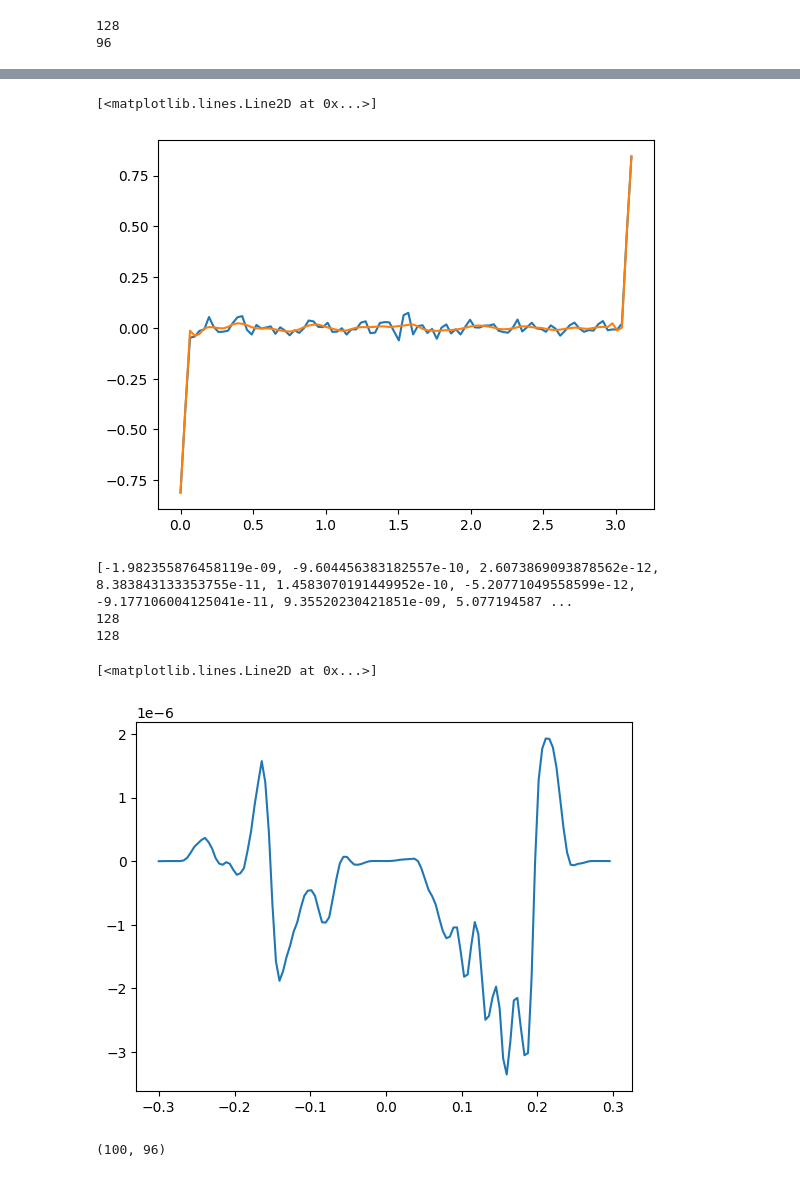
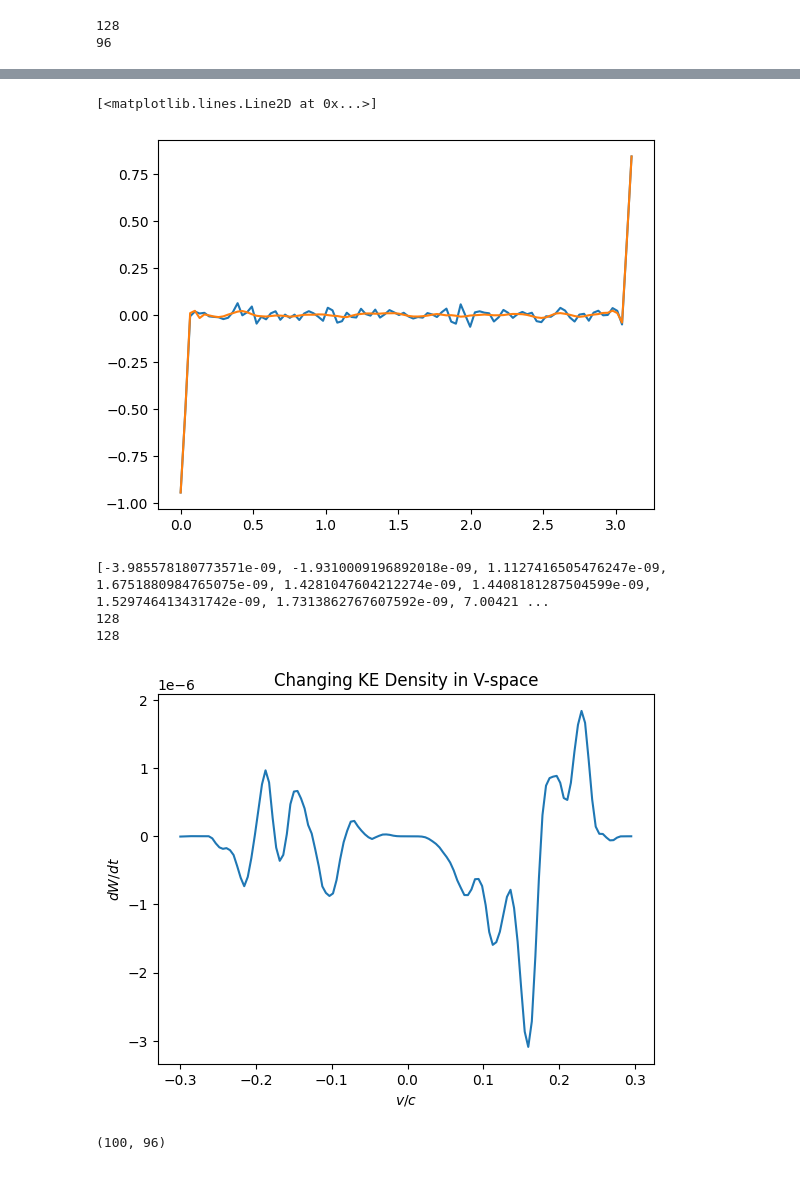
Before and after one commit to dschneidinger/222B_Landau_Damping_2024, a Jupyter notebook: 2-Landau_damping_in_PIC/EPW/klD-0.33_vth-0.055c/FPC_scratchbook.ipynb, the cells around one changed output, grey strips where cells are left out. Saved outputs shown, nothing was run; the diff lists cells and outputs as text; code cells hidden in the pictures.

```diff
--- a/2-Landau_damping_in_PIC/EPW/klD-0.33_vth-0.055c/FPC_scratchbook.ipynb
+++ b/2-Landau_damping_in_PIC/EPW/klD-0.33_vth-0.055c/FPC_scratchbook.ipynb
@@ -25,7 +25,7 @@ from vysxd_analysis import *
 
 e1_D_xt, dt, dx, t, x = get_osiris_quantity_1d('EPW-alves/MS/FLD/e1/')
 edens_D_xt, dt, dx, t, x = get_osiris_quantity_1d('EPW-alves/MS/DENSITY/electrons/charge/')
-p1x1 = vysxd_get_data('EPW-alves/MS/PHA/p1x1/electrons/p1x1-electrons-000040.h5')
+p1x1 = vysxd_get_data('EPW-alves/MS/PHA/p1x1/electrons/p1x1-electrons-000025.h5')
 # %%
 np.shape(p1x1.DATA)
 print(len(p1x1.Y))
@@ -100,7 +100,7 @@ def gradx(array):
         GXA[i,:] = gradx
     return GXA
 
-def dWdt(v_p,x_p,t_index,gv,gx,e1_D_xt,q_m=-1):
+def dWdt_ave(v_p,x_p,t_index,gv,gx,e1_D_xt,q_m=-1):
     n_v = np.linspace(0, len(v_p)-1,len(v_p))
     n_v = n_v.astype(int)
     n_v = n_v.tolist()
@@ -156,27 +156,53 @@ Mandy = gradx(Q)
 plt.plot(x_p,Mandy[64,:])
 # %% [output]
 [<matplotlib.lines.Line2D at 0x...>]
-[figure, old version]
+[figure, new version]
 # %%
 P = coarse_grained_in_v(phasearray)
 Q = coarse_grained_in_x(P)
 
 #print(t)
 #print(p1x1.TIME)
 
-KE_change = dWdt(v_p,x_p,39,gradv(Q),gradx(Q),e1_D_xt,-1)
+KE_change = dWdt_ave(v_p,x_p,25,gradv(Q),gradx(Q),e1_D_xt,-1)
 
 print(KE_change)
 print(len(KE_change))
 print(len(v_p))
-plt.plot(v_p,KE_change)
+plt.plot(v_p,KE_change, label = 'changing KE density in v-space')
+plt.xlabel('$v/c$')
+plt.ylabel('$dW/dt$')
+plt.title('Changing KE Density in V-space')
+plt.legend
+plt.savefig('dWdt_in_vspace.png',dpi = 300)
 # %% [output]
-[-1.982355876458119e-09, -9.604456383182557e-10, 2.6073869093878562e-12, 8.383843133353755e-11, 1.4583070191449952e-10, -5.20771049558599e-12, -9.177106004125041e-11, 9.35520230421851e-09, 5.077194587 ...
+[-3.985578180773571e-09, -1.9310009196892018e-09, 1.1127416505476247e-09, 1.6751880984765075e-09, 1.4281047604212274e-09, 1.4408181287504599e-09, 1.529746413431742e-09, 1.7313862767607592e-09, 7.00421 ...
 128
 128
-[<matplotlib.lines.Line2D at 0x...>]
-[figure, old version]
+[figure, new version]
-# %%
-np.shape(e1_D_xt)
-# %% [output]
-(100, 96)
+# %%
+plt.rcParams.update({'font.size': 22})
+
+fig1 = plt.figure(figsize=(18,12))
+
+ax1 = plt.plot()
+ax1.set_xlabel(r'$k\lambda_D$')
+ax1.set_ylabel(r'$\omega_R/\omega_p$')
+
+plt.tight_layout()
+
+ax1.plot(k0s, k0s*np.sqrt(1/1836.), label = "linear approx.")
+
+ax1.plot(k0s, np.sqrt((1/1836)/(1+1/k0s**2)), label = 'small k$\lambda_d$ approx.')
+
+
+wi_approx = -np.sqrt(np.pi/8)*(np.sqrt(1/1836.)+ (1/Ti_over_Te)**(3/2)*np.exp(-1/(2*Ti_over_Te)))
+ax2.plot(k0s, np.sqrt((1/1836)/(1+1/k0s**2))*wi_approx, label = '$\omega_i$ approx.')
+
+ax1.legend()
+ax2.legend()
+ax1.set_title('IAW $\omega_r$ dispersion')
+ax2.set_title('IAW $\omega_i$ dispersion')
+plt.savefig('IAW dispersion relations')
+# %% [output]
+(100, 96)
```
Also changed, not shown: parts of 1 cell of this notebook.
